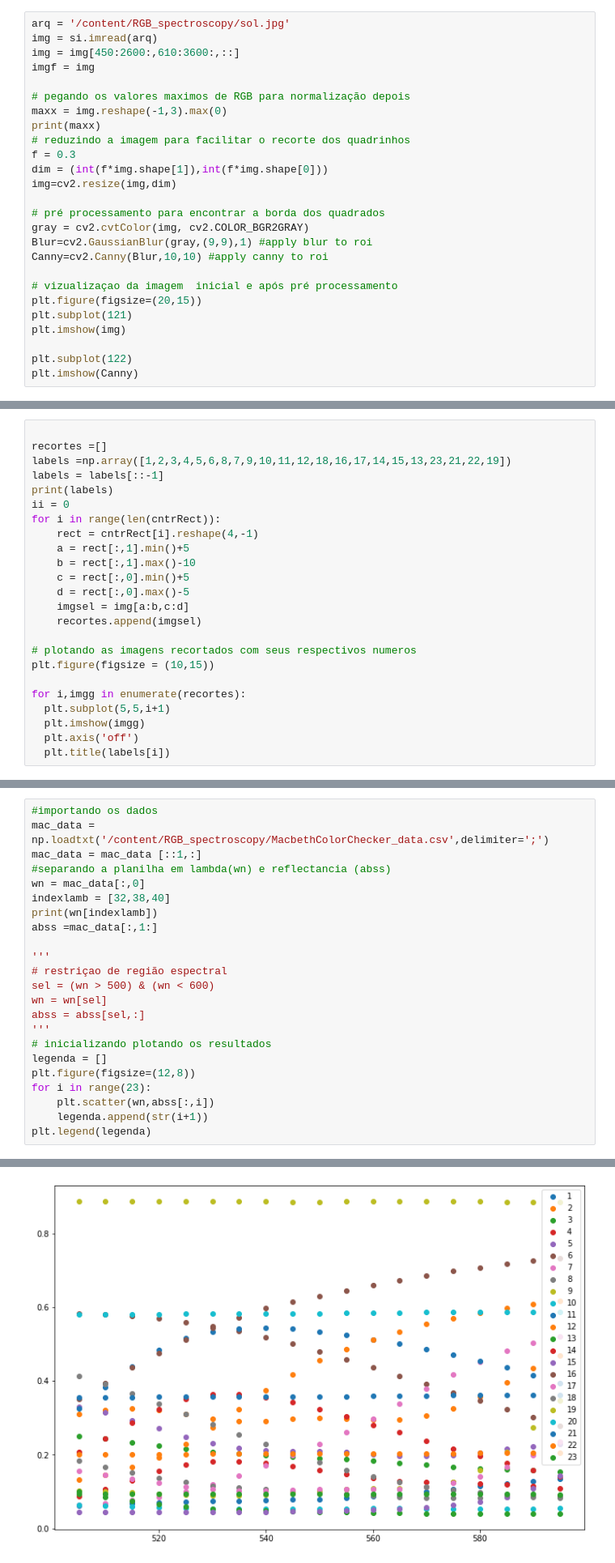
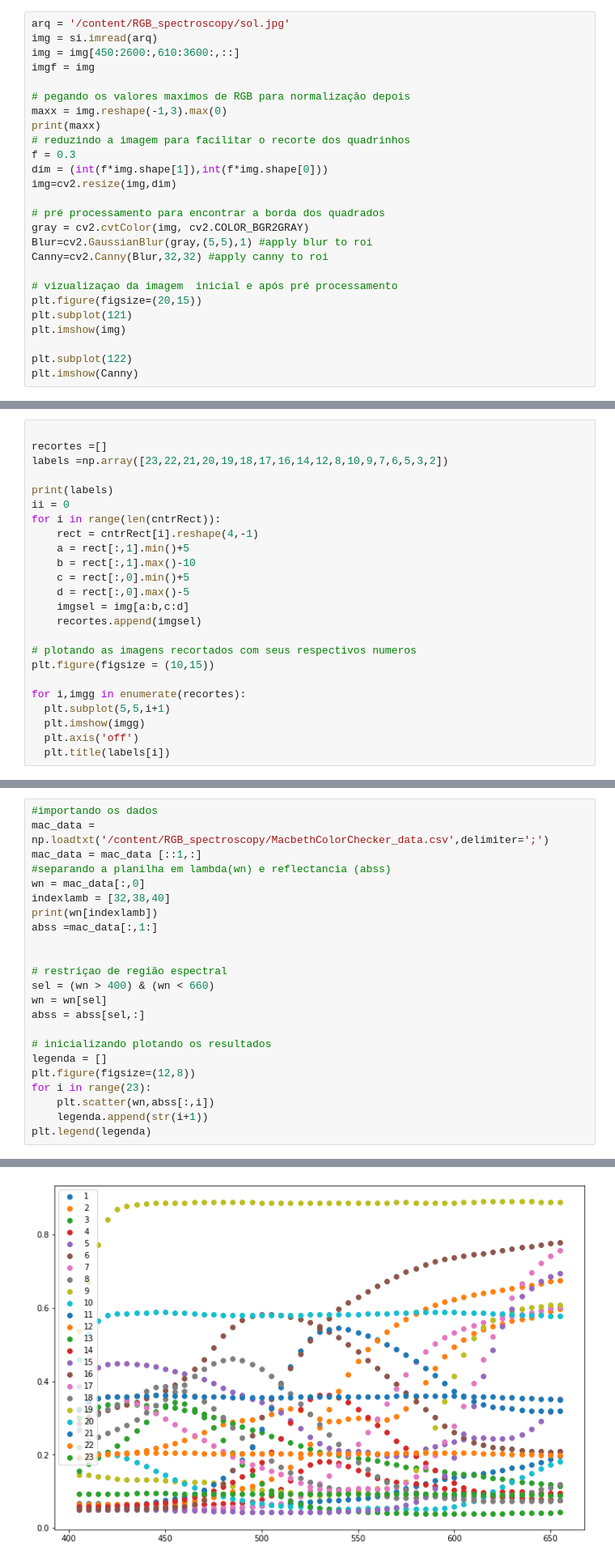
Before and after one commit to tmpereira/RGB_spectroscopy, a Jupyter notebook: 29-03-21_calibraçao_PLS_R .ipynb, the cells around one changed output, grey strips where cells are left out. Shown at 81% size. Saved outputs shown, nothing was run; the diff lists cells and outputs as text.

```diff
--- a/29-03-21_calibraçao_PLS_R .ipynb
+++ b/29-03-21_calibraçao_PLS_R .ipynb
@@ -47,8 +47,8 @@ img=cv2.resize(img,dim)
 
 # pré processamento para encontrar a borda dos quadrados
 gray = cv2.cvtColor(img, cv2.COLOR_BGR2GRAY)
-Blur=cv2.GaussianBlur(gray,(9,9),1) #apply blur to roi
-Canny=cv2.Canny(Blur,10,10) #apply canny to roi
+Blur=cv2.GaussianBlur(gray,(5,5),1) #apply blur to roi
+Canny=cv2.Canny(Blur,32,32) #apply canny to roi
 
 # vizualizaçao da imagem  inicial e após pré processamento
 plt.figure(figsize=(20,15))
@@ -85,8 +89,8 @@ area = np.sort(area)[::-1]
 # %%
 
 recortes =[]
-labels =np.array([1,2,3,4,5,6,8,7,9,10,11,12,18,16,17,14,15,13,23,21,22,19])
-labels = labels[::-1]
+labels =np.array([23,22,21,20,19,18,17,16,14,12,8,10,9,7,6,5,3,2])
+
 print(labels)
 ii = 0
 for i in range(len(cntrRect)):
@@ -161,30 +167,30 @@ plt.legend(['diferenca HBo2 e HB'])
 # %%
 #importando os dados
 mac_data = np.loadtxt('/content/RGB_spectroscopy/MacbethColorChecker_data.csv',delimiter=';')
 mac_data = mac_data [::1,:]
 #separando a planilha em lambda(wn) e reflectancia (abss)
 wn = mac_data[:,0]
 indexlamb = [32,38,40]
 print(wn[indexlamb])
 abss =mac_data[:,1:]
 
-'''
+
 # restriçao de região espectral
-sel = (wn > 500) & (wn < 600)
+sel = (wn > 400) & (wn < 660)
 wn = wn[sel]
 abss = abss[sel,:]
-'''
+
 # inicializando plotando os resultados
 legenda = []
 plt.figure(figsize=(12,8))
 for i in range(23):
     plt.scatter(wn,abss[:,i])
     legenda.append(str(i+1))
 plt.legend(legenda)
 # %% [output]
 [540. 570. 580.]
 <matplotlib.legend.Legend at 0x...>
-[figure, old version]
+[figure, new version]
 # %% [markdown]
 ## fazendo o PCA dos espectros
 # %%
```
Also changed, not shown: parts of 6 cells of this notebook.
